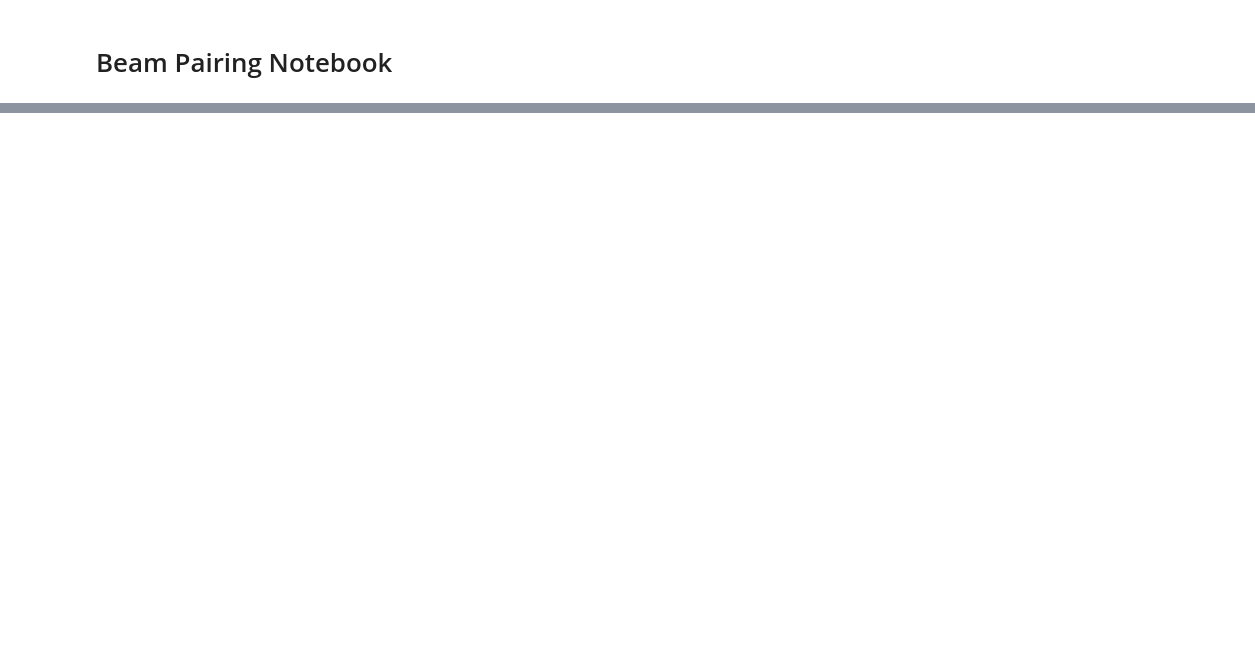
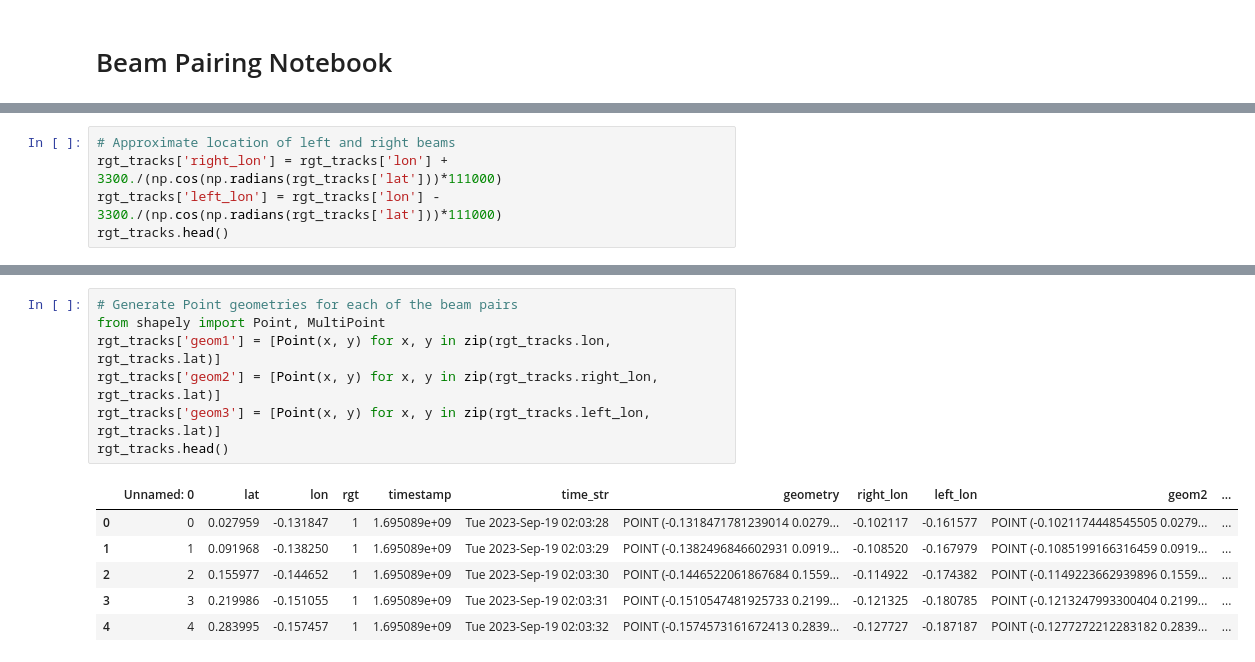
Before and after one commit to ICESAT-2HackWeek/EverythingAnyWhereAllAtOnce, a Jupyter notebook: notebooks/beam-pairing-notebook.ipynb, the cells around one changed output, grey strips where cells are left out. Drawn from its saved outputs; the diff is of its cells as text; blank space fills up the shorter version.

```diff
--- a/notebooks/beam-pairing-notebook.ipynb
+++ b/notebooks/beam-pairing-notebook.ipynb
@@ -129,0 +44,5 @@ left
+# %%
+# Approximate location of left and right beams
+rgt_tracks['right_lon'] = rgt_tracks['lon'] + 3300./(np.cos(np.radians(rgt_tracks['lat']))*111000)
+rgt_tracks['left_lon'] = rgt_tracks['lon'] - 3300./(np.cos(np.radians(rgt_tracks['lat']))*111000)
+rgt_tracks.head()
@@ -129,0 +56,14 @@ left
+# %%
+# Generate Point geometries for each of the beam pairs
+from shapely import Point, MultiPoint
+rgt_tracks['geom1'] = [Point(x, y) for x, y in zip(rgt_tracks.lon, rgt_tracks.lat)]
+rgt_tracks['geom2'] = [Point(x, y) for x, y in zip(rgt_tracks.right_lon, rgt_tracks.lat)]
+rgt_tracks['geom3'] = [Point(x, y) for x, y in zip(rgt_tracks.left_lon, rgt_tracks.lat)]
+rgt_tracks.head()
+# %% [output]
+|  | Unnamed: 0 | lat | lon | rgt | timestamp | time_str | geometry | right_lon | left_lon | geom2 | ... |
+| 0 | 0 | 0.027959 | -0.131847 | 1 | 1.695089e+09 | Tue 2023-Sep-19 02:03:28 | POINT (-0.1318471781239014 0.0279... | -0.102117 | -0.161577 | POINT (-0.1021174448545505 0.0279... | ... |
+| 1 | 1 | 0.091968 | -0.138250 | 1 | 1.695089e+09 | Tue 2023-Sep-19 02:03:29 | POINT (-0.1382496846602931 0.0919... | -0.108520 | -0.167979 | POINT (-0.1085199166316459 0.0919... | ... |
+| 2 | 2 | 0.155977 | -0.144652 | 1 | 1.695089e+09 | Tue 2023-Sep-19 02:03:30 | POINT (-0.1446522061867684 0.1559... | -0.114922 | -0.174382 | POINT (-0.1149223662939896 0.1559... | ... |
+| 3 | 3 | 0.219986 | -0.151055 | 1 | 1.695089e+09 | Tue 2023-Sep-19 02:03:31 | POINT (-0.1510547481925733 0.2199... | -0.121325 | -0.180785 | POINT (-0.1213247993300404 0.2199... | ... |
+| 4 | 4 | 0.283995 | -0.157457 | 1 | 1.695089e+09 | Tue 2023-Sep-19 02:03:32 | POINT (-0.1574573161672413 0.2839... | -0.127727 | -0.187187 | POINT (-0.1277272212283182 0.2839... | ... |
```
Also changed, not shown: parts of 18 cells of this notebook.
